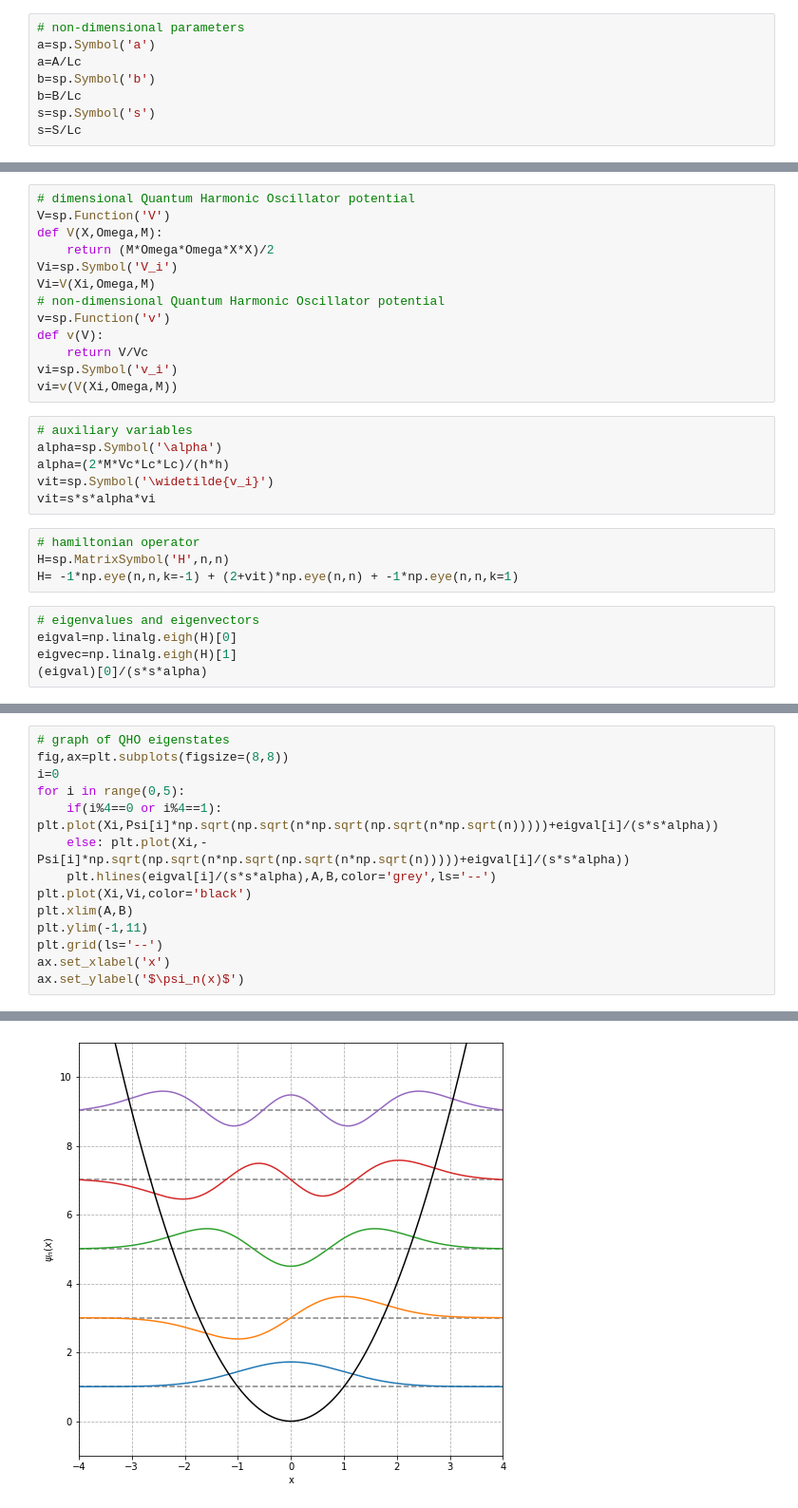
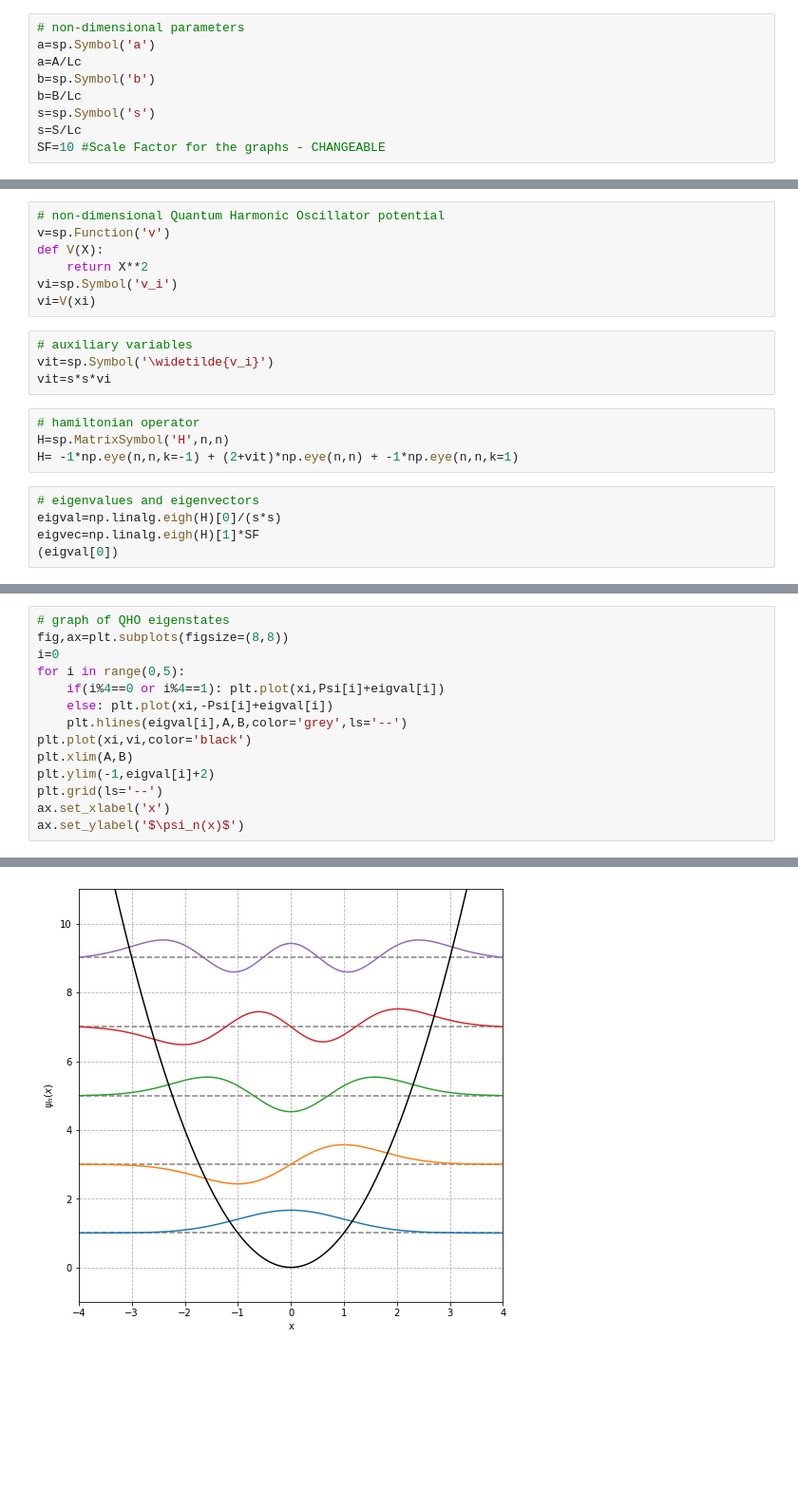
Before and after one commit to Boberfax/1D-SE-NMM, a Jupyter notebook: Quantum_Harmonic_Oscillator.ipynb, the cells around one changed output, grey strips where cells are left out. Shown: that part at 95% size. Drawn from its saved outputs; the diff is of its cells as text; blank space fills up the shorter version.

```diff
--- a/Quantum_Harmonic_Oscillator.ipynb
+++ b/Quantum_Harmonic_Oscillator.ipynb
@@ -40,4 +28,5 @@ b=sp.Symbol('b')
 b=B/Lc
 s=sp.Symbol('s')
 s=S/Lc
+SF=10 #Scale Factor for the graphs - CHANGEABLE
 # %%
@@ -48,31 +34,23 @@ Xi=np.linspace(A+S,B-S,n)
 xi=sp.Symbol('x_i')
 xi=np.linspace(a+s,b-s,n)
 # %%
-# dimensional Quantum Harmonic Oscillator potential
-V=sp.Function('V')
-def V(X,Omega,M):
-    return (M*Omega*Omega*X*X)/2
-Vi=sp.Symbol('V_i')
-Vi=V(Xi,Omega,M)
 # non-dimensional Quantum Harmonic Oscillator potential
 v=sp.Function('v')
-def v(V):
-    return V/Vc
+def V(X):
+    return X**2
 vi=sp.Symbol('v_i')
-vi=v(V(Xi,Omega,M))
+vi=V(xi)
 # %%
 # auxiliary variables
-alpha=sp.Symbol('\alpha')
-alpha=(2*M*Vc*Lc*Lc)/(h*h)
 vit=sp.Symbol('\widetilde{v_i}')
-vit=s*s*alpha*vi
+vit=s*s*vi
 # %%
 # hamiltonian operator
 H=sp.MatrixSymbol('H',n,n)
 H= -1*np.eye(n,n,k=-1) + (2+vit)*np.eye(n,n) + -1*np.eye(n,n,k=1)
 # %%
 # eigenvalues and eigenvectors
-eigval=np.linalg.eigh(H)[0]
-eigvec=np.linalg.eigh(H)[1]
-(eigval)[0]/(s*s*alpha)
+eigval=np.linalg.eigh(H)[0]/(s*s)
+eigvec=np.linalg.eigh(H)[1]*SF
+(eigval[0])
 # %% [output]
@@ -83,20 +61,20 @@ Psi=eigvec.T
 # %%
 # graph of QHO eigenstates
 fig,ax=plt.subplots(figsize=(8,8))
 i=0
 for i in range(0,5):
-    if(i%4==0 or i%4==1): plt.plot(Xi,Psi[i]*np.sqrt(np.sqrt(n*np.sqrt(np.sqrt(n*np.sqrt(n)))))+eigval[i]/(s*s*alpha))
-    else: plt.plot(Xi,-Psi[i]*np.sqrt(np.sqrt(n*np.sqrt(np.sqrt(n*np.sqrt(n)))))+eigval[i]/(s*s*alpha))
-    plt.hlines(eigval[i]/(s*s*alpha),A,B,color='grey',ls='--')
-plt.plot(Xi,Vi,color='black')
+    if(i%4==0 or i%4==1): plt.plot(xi,Psi[i]+eigval[i])
+    else: plt.plot(xi,-Psi[i]+eigval[i])
+    plt.hlines(eigval[i],A,B,color='grey',ls='--')
+plt.plot(xi,vi,color='black')
 plt.xlim(A,B)
-plt.ylim(-1,11)
+plt.ylim(-1,eigval[i]+2)
 plt.grid(ls='--')
 ax.set_xlabel('x')
 ax.set_ylabel('$\psi_n(x)$')
 # %% [output]
 Text(0, 0.5, '$\\psi_n(x)$')
-[figure, old version]
+[figure, new version]
 # %%
 # graph of QHO eigenstates probability densities
 fig,ax=plt.subplots(figsize=(8,8))
```
Also changed, not shown: parts of 6 cells of this notebook, 1 other file.
